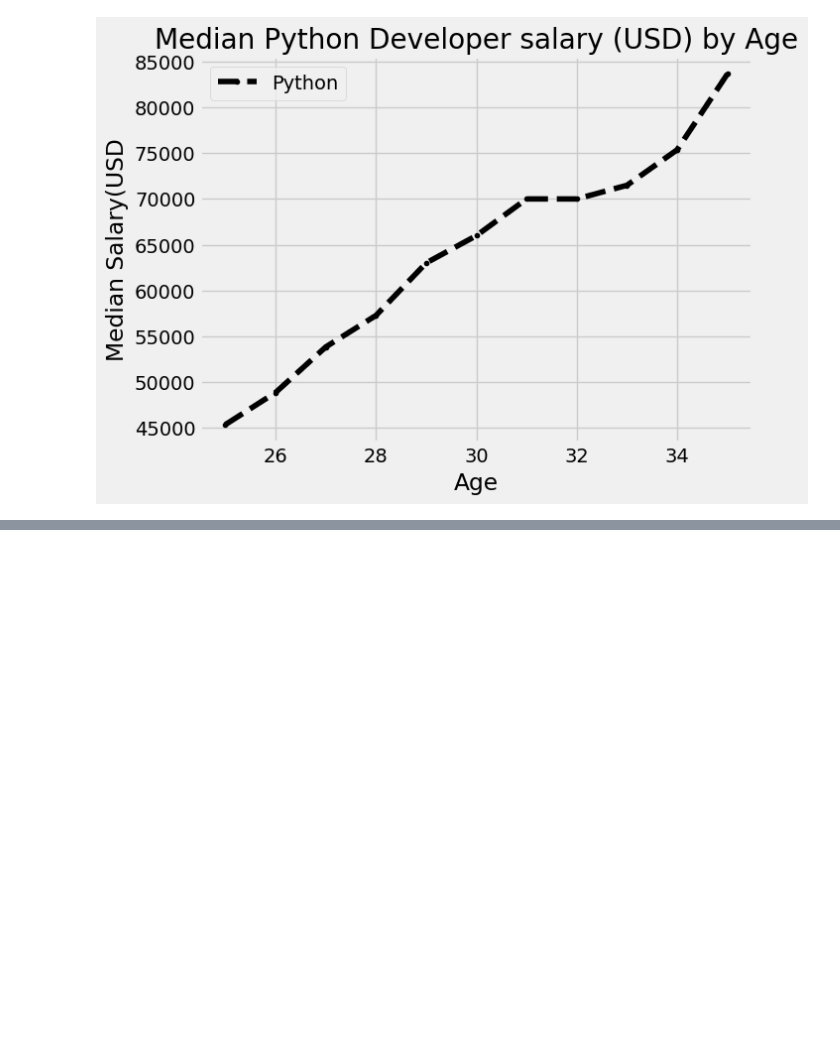
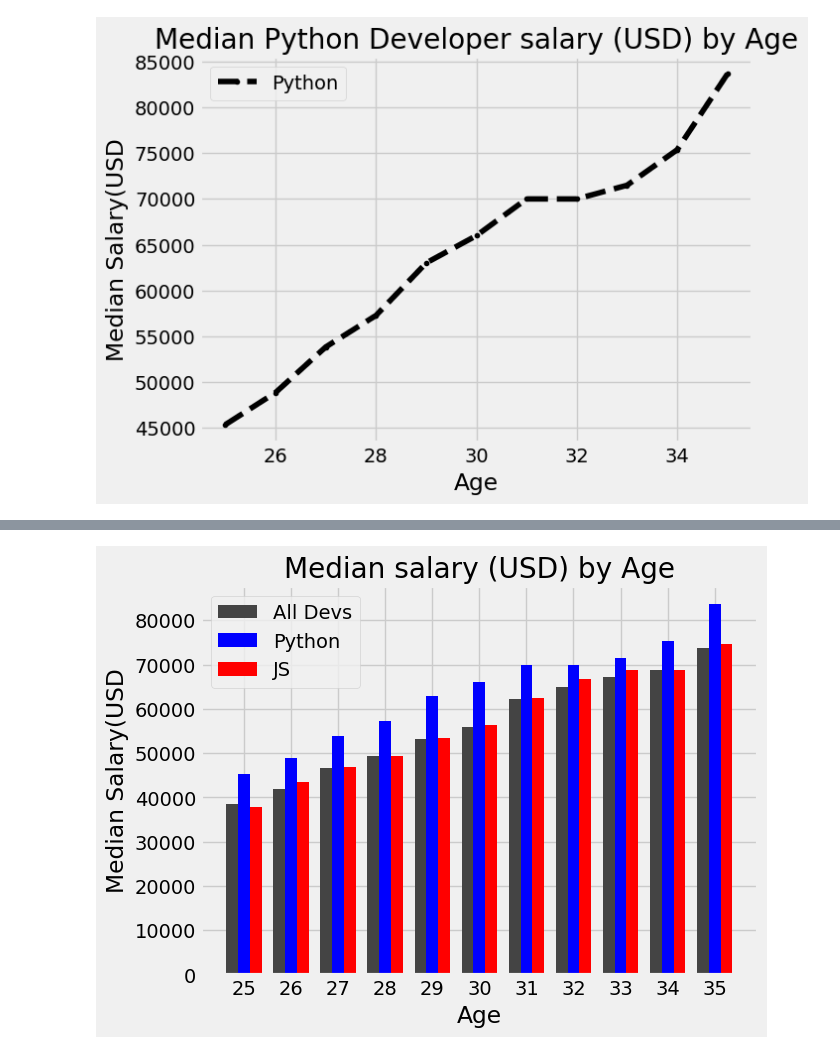
Before and after one commit to shayantimes/matplotlib-course, a Jupyter notebook: mpl_demo.ipynb, the cells around one changed output, grey strips where cells are left out. Cells and saved outputs as stored; diff of their text form; code cells hidden in the pictures; blank space fills up the shorter version.

```diff
--- a/mpl_demo.ipynb
+++ b/mpl_demo.ipynb
@@ -6,7 +9,11 @@ plt.style.use('fivethirtyeight')
 ['Solarize_Light2', '_classic_test_patch', '_mpl-gallery', '_mpl-gallery-nogrid', 'bmh', 'classic', 'dark_background', 'fast', 'fivethirtyeight', 'ggplot', 'grayscale', 'seaborn-v0_8', 'seaborn-v0_8-b ...
 # %%
 # Median Developer Salaries by Age
-dev_x = [25, 26, 27, 28, 29, 30, 31, 32, 33, 34, 35]
+ages_x = [25, 26, 27, 28, 29, 30, 31, 32, 33, 34, 35]
+
+x_indexes = np.arange(len(ages_x))
+
+width = 0.25
 
 dev_y = [38496, 42000, 46752, 49320, 53200,
          56000, 62316, 64928, 67317, 68748, 73752]
@@ -52,0 +61,12 @@ plt.show()
+# %%
+plt.bar(x_indexes - width, dev_y,width=width,color="#444444", label="All Devs")
+plt.bar(x_indexes,py_dev_y,width=width,color='b')
+plt.bar(x_indexes + width,js_dev_y,width=width,color='r')
+plt.xticks(ticks=x_indexes, labels=ages_x)
+plt.xlabel('Age')
+plt.ylabel('Median Salary(USD')
+plt.title('Median salary (USD) by Age')
+plt.legend(['All Devs','Python','JS'])
+plt.show()
+# %% [output]
+[figure, added]
```
Also changed, not shown: parts of 8 cells of this notebook, 1 other file.
